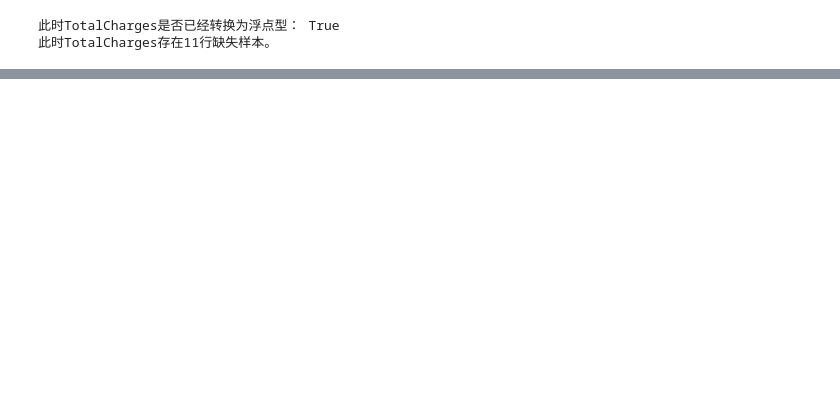
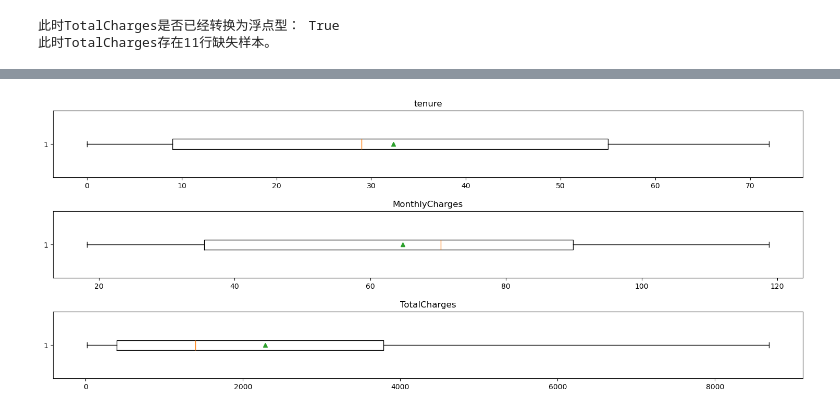
Before and after one commit to AlsQed/Prediction_of_telecom_user_churn, a Jupyter notebook: forecast.ipynb, the cells around one changed output, grey strips where cells are left out. Saved outputs shown, nothing was run; the diff lists cells and outputs as text; code cells hidden in the pictures; blank space fills up the shorter version.

```diff
--- a/forecast.ipynb
+++ b/forecast.ipynb
@@ -71,3 +60,9 @@ print("此时TotalCharges存在%s行缺失样本。" % data['TotalCharges'].isnu
 # %% [output]
 此时TotalCharges是否已经转换为浮点型： True
 此时TotalCharges存在11行缺失样本。
+# %%
+# 这些样本对应的客户可能入网当月就流失了，但仍然要收取当月的费用，因此总费用即为该用户的每月费用（MonthlyCharges）
+# 用MonthlyCharges的数值填充TotalCharges的缺失值
+data['TotalCharges'] = data['TotalCharges'].fillna(data['MonthlyCharges'])
+
+data[data['tenure'] == 0][['MonthlyCharges', 'TotalCharges']]    # 观察处理后缺失值变化情况
@@ -73,0 +94,36 @@ print("此时TotalCharges存在%s行缺失样本。" % data['TotalCharges'].isnu
+# %%
+import seaborn as sns
+import matplotlib.pyplot as plt
+%matplotlib inline
+
+# 分析百分比特征
+fig = plt.figure(figsize=(15,6))# 分析百分比特征
+
+# vert=False：表示箱线图是水平绘制的
+# showmeans=True：在箱线图中显示均值
+# flierprops：自定义异常值点的样式，这里设置异常值的标记为圆形，填充颜色为钢蓝色
+
+# tenure特征
+ax1 = fig.add_subplot(311)    # 子图1
+list1 = list(data['tenure'])
+ax1.boxplot(list1, vert=False, showmeans=True, flierprops = {"marker":"o","markerfacecolor":"steelblue"})
+ax1.set_title('tenure')
+
+# MonthlyCharges特征
+ax2 = fig.add_subplot(312)    # 子图2
+list2 = list(data['MonthlyCharges'])
+ax2.boxplot(list2, vert=False, showmeans=True, flierprops = {"marker":"o","markerfacecolor":"steelblue"})
+ax2.set_title('MonthlyCharges')
+
+# TotalCharges
+ax3 = fig.add_subplot(313)    # 子图3
+list3 = list(data['TotalCharges'])
+ax3.boxplot(list3, vert=False, showmeans=True, flierprops = {"marker":"o","markerfacecolor":"steelblue"})
+ax3.set_title('TotalCharges')
+
+plt.tight_layout(pad=1.5)    # 设置子图之间的间距
+plt.show() # 展示箱型图
+
+# 由箱型图直观可见，这三列数值特征均不含离群点（即异常值）。同时，其他类别特征的取值也未见异常，因此不需要进行异常值处理
+# %% [output]
+[figure, added]
```
Also changed, not shown: parts of 3 cells of this notebook.
